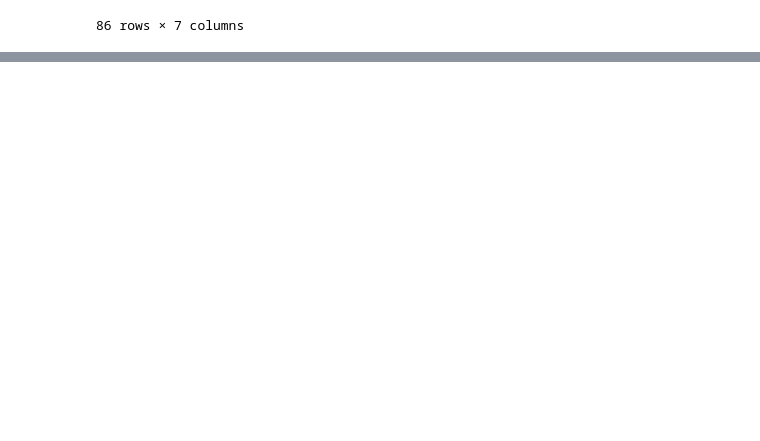
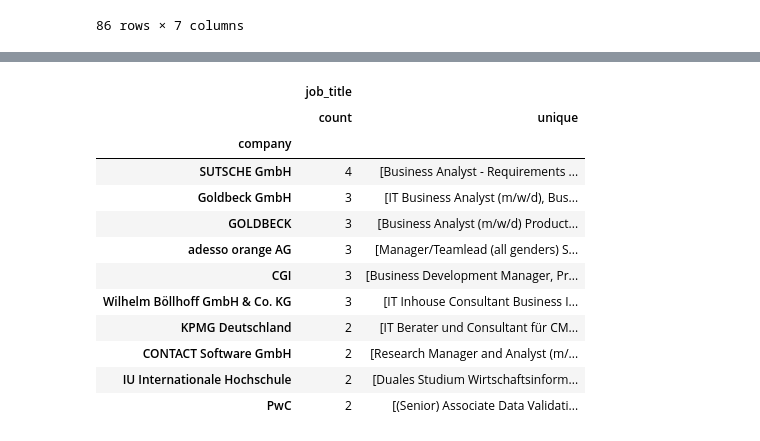
Before and after one commit to abdullahcayde/Portfolio_Projects, a Jupyter notebook: 02 - Web_Scraping_Job_Search/main_cleaning.ipynb, the cells around one changed output, grey strips where cells are left out. Saved outputs shown, nothing was run; the diff lists cells and outputs as text; code cells hidden in the pictures; blank space fills up the shorter version.

```diff
--- a/02 - Web_Scraping_Job_Search/main_cleaning.ipynb
+++ b/02 - Web_Scraping_Job_Search/main_cleaning.ipynb
@@ -303,3 +303,6 @@ dff
 | 702 | Junior Entwickler NAV / Business ... | 1 hafta önce | CQSE GmbH | Bielefeld | NaN | NaN | linkedin |
 | 707 | Business Developer Salesforce (al... | 1 hafta önce | CGI | Paderborn | NaN | NaN | linkedin |
 86 rows × 7 columns
+# %%
+df2 = pd.read_csv(f'{path}/Business-Analyst-2022-11-10.csv')
+df2.head()
@@ -305,0 +330,17 @@ dff
+# %%
+pd.options.display.max_colwidth = 500
+df2.groupby('company').agg({'job_title' : ['count', 'unique']}).sort_values([('job_title','count')], ascending=False).head(10)
+# %% [output]
+|  | job_title |  |
+|  | count | unique |
+| company |  |  |
+| SUTSCHE GmbH | 4 | [Business Analyst - Requirements ... |
+| Goldbeck GmbH | 3 | [IT Business Analyst (m/w/d), Bus... |
+| GOLDBECK | 3 | [Business Analyst (m/w/d) Product... |
+| adesso orange AG | 3 | [Manager/Teamlead (all genders) S... |
+| CGI | 3 | [Business Development Manager, Pr... |
+| Wilhelm Böllhoff GmbH & Co. KG | 3 | [IT Inhouse Consultant Business I... |
+| KPMG Deutschland | 2 | [IT Berater und Consultant für CM... |
+| CONTACT Software GmbH | 2 | [Research Manager and Analyst (m/... |
+| IU Internationale Hochschule | 2 | [Duales Studium Wirtschaftsinform... |
+| PwC | 2 | [(Senior) Associate Data Validati... |
```
Also changed, not shown: parts of 3 cells of this notebook, 2 other files.
